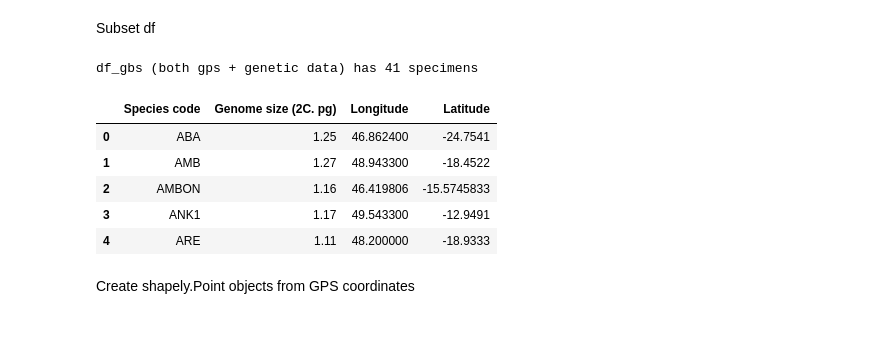
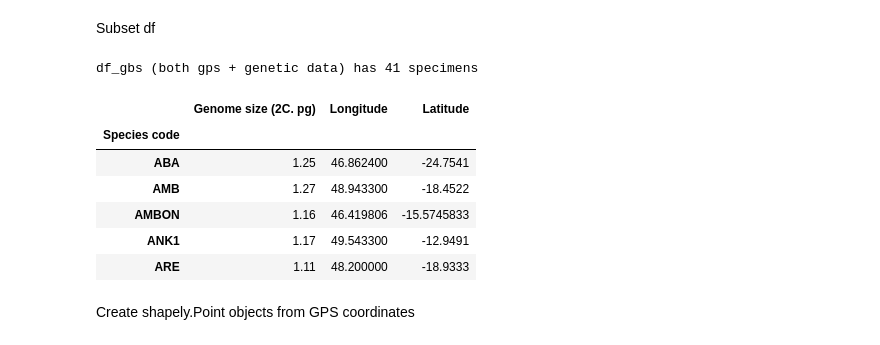
Before and after one commit to tahiri-lab/py_madaclim, a Jupyter notebook: src/data_exploration.ipynb, the cells around one changed output. Cells and saved outputs as stored; diff of their text form; code cells hidden in the pictures.

```diff
--- a/src/data_exploration.ipynb
+++ b/src/data_exploration.ipynb
@@ -374,15 +381,17 @@ Subset df
 # %%
 df_gbs = df_gbs_only[["Species code", "Genome size (2C. pg)", "Longitude", "Latitude"]].copy()
 print(f"df_gbs (both gps + genetic data) has {len(df_gbs)} specimens")
+df_gbs = df_gbs.set_index("Species code")
 df_gbs.head()
 # %% [output]
 df_gbs (both gps + genetic data) has 41 specimens
-|  | Species code | Genome size (2C. pg) | Longitude | Latitude |
-| 0 | ABA | 1.25 | 46.862400 | -24.7541 |
-| 1 | AMB | 1.27 | 48.943300 | -18.4522 |
-| 2 | AMBON | 1.16 | 46.419806 | -15.5745833 |
-| 3 | ANK1 | 1.17 | 49.543300 | -12.9491 |
-| 4 | ARE | 1.11 | 48.200000 | -18.9333 |
+|  | Genome size (2C. pg) | Longitude | Latitude |
+| Species code |  |  |  |
+| ABA | 1.25 | 46.862400 | -24.7541 |
+| AMB | 1.27 | 48.943300 | -18.4522 |
+| AMBON | 1.16 | 46.419806 | -15.5745833 |
+| ANK1 | 1.17 | 49.543300 | -12.9491 |
+| ARE | 1.11 | 48.200000 | -18.9333 |
 # %% [markdown]
 Create shapely.Point objects from GPS coordinates
 # %%
```
Also changed, not shown: parts of 50 cells of this notebook.
